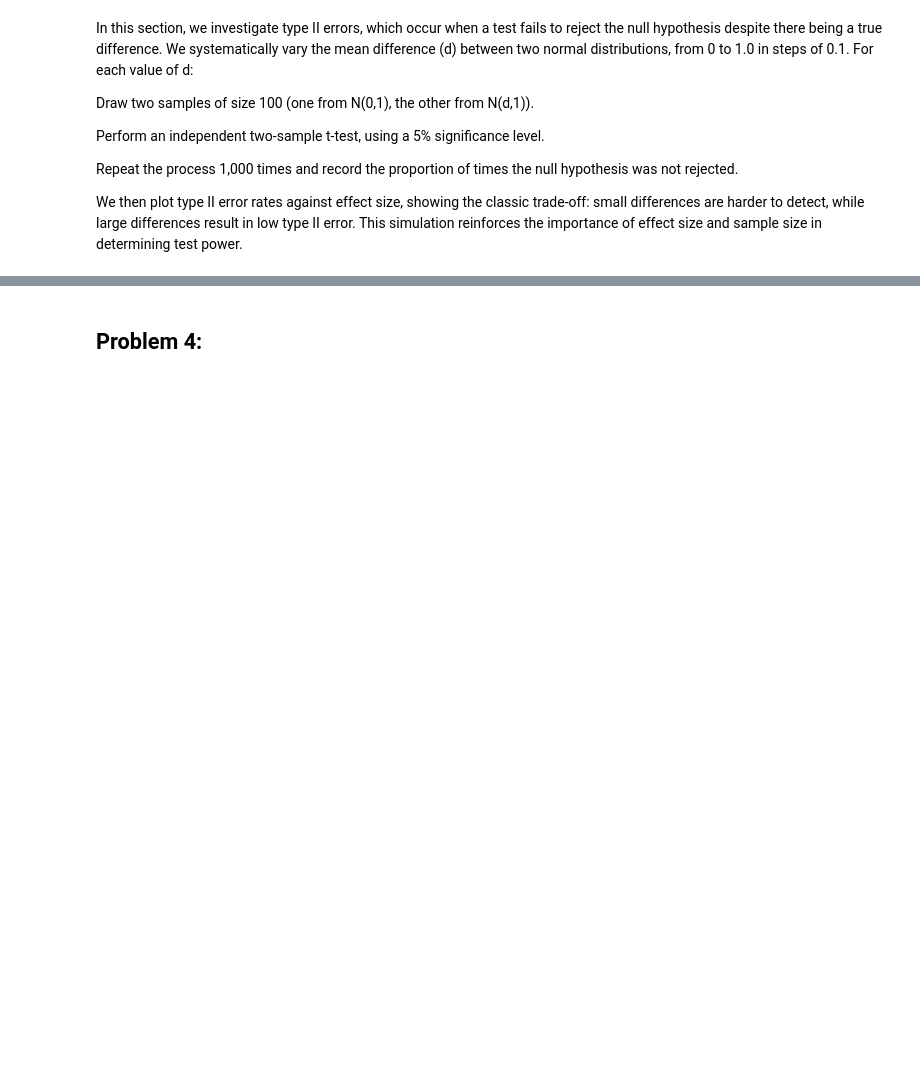
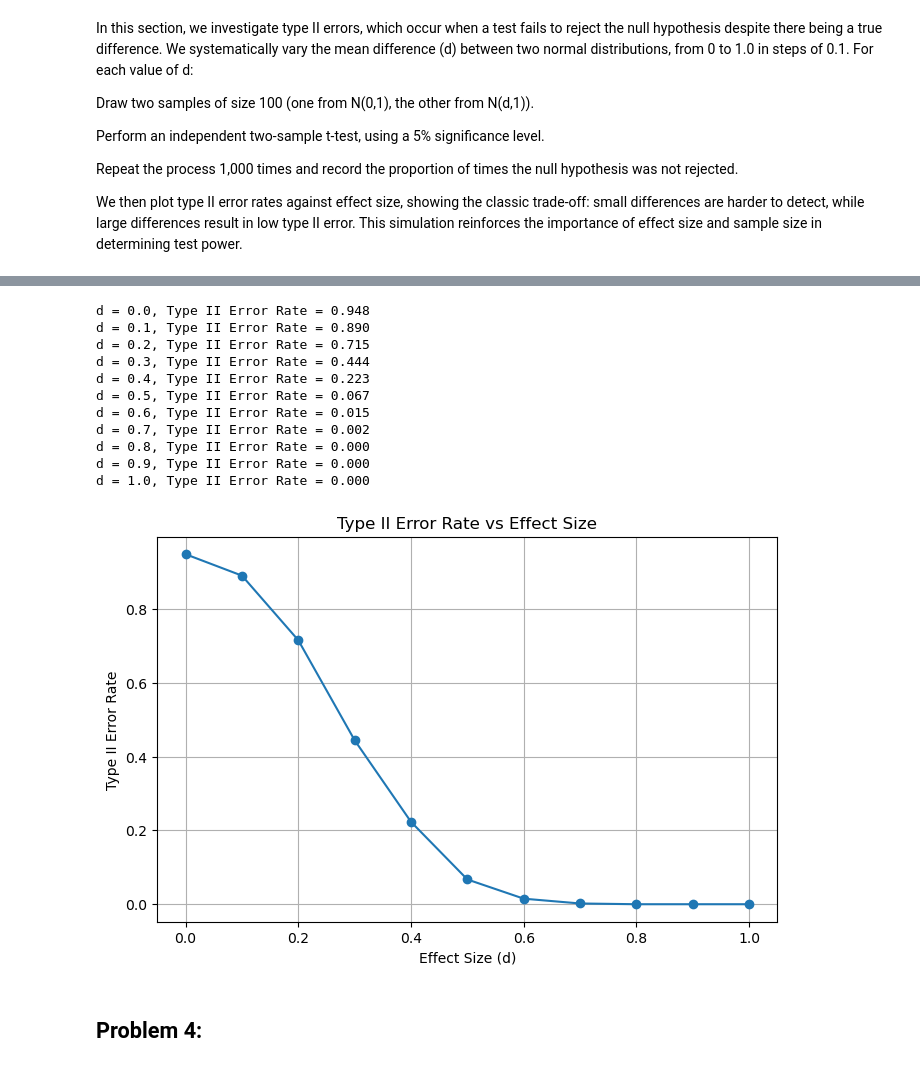
Before and after one commit to morgam7/applied-statistics, a Jupyter notebook: problems.ipynb, the cells around one changed output, grey strips where cells are left out. Cells and saved outputs as stored; diff of their text form; code cells hidden in the pictures; blank space fills up the shorter version.

```diff
--- a/problems.ipynb
+++ b/problems.ipynb
@@ -433,3 +445,59 @@ We then plot type II error rates against effect size, showing the classic trade-
+# %%
+import numpy as np
+from scipy.stats import ttest_ind
+import matplotlib.pyplot as plt
+
+# Parameters
+sample_size = 100
+num_simulations = 1000
+alpha = 0.05  # significance level
+
+effect_sizes = np.arange(0, 1.1, 0.1)  # d = 0.0, 0.1, ..., 1.0
+type2_errors = []  # store error rates
+
+for d in effect_sizes:
+    errors = 0
+
+    for _ in range(num_simulations):
+        # Sample from N(0,1)
+        group1 = np.random.normal(loc=0, scale=1, size=sample_size)
+        # Sample from N(d,1)
+        group2 = np.random.normal(loc=d, scale=1, size=sample_size)
+
+        # Two-sample independent t-test
+        t_stat, p_value = ttest_ind(group1, group2)
+
+        # Type II error: fail to reject H0 when H0 is false
+        # (i.e., p > alpha even though the true means differ when d > 0)
+        if p_value > alpha:
+            errors += 1
+
+    # Proportion of Type II errors
+    type2_rate = errors / num_simulations
+    type2_errors.append(type2_rate)
+    print(f"d = {d:.1f}, Type II Error Rate = {type2_rate:.3f}")
+
+# ---- Plotting ---- #
+plt.figure(figsize=(8, 5))
+plt.plot(effect_sizes, type2_errors, marker='o')
+plt.xlabel("Effect Size (d)")
+plt.ylabel("Type II Error Rate")
+plt.title("Type II Error Rate vs Effect Size")
+plt.grid(True)
+plt.show()
+# %% [output]
+d = 0.0, Type II Error Rate = 0.948
+d = 0.1, Type II Error Rate = 0.890
+d = 0.2, Type II Error Rate = 0.715
+d = 0.3, Type II Error Rate = 0.444
+d = 0.4, Type II Error Rate = 0.223
+d = 0.5, Type II Error Rate = 0.067
+d = 0.6, Type II Error Rate = 0.015
+d = 0.7, Type II Error Rate = 0.002
+d = 0.8, Type II Error Rate = 0.000
+d = 0.9, Type II Error Rate = 0.000
+d = 1.0, Type II Error Rate = 0.000
+[figure, added]
 # %% [markdown]
 ## Problem 4:
 # %% [markdown]
```
Also changed, not shown: parts of 12 cells of this notebook.
